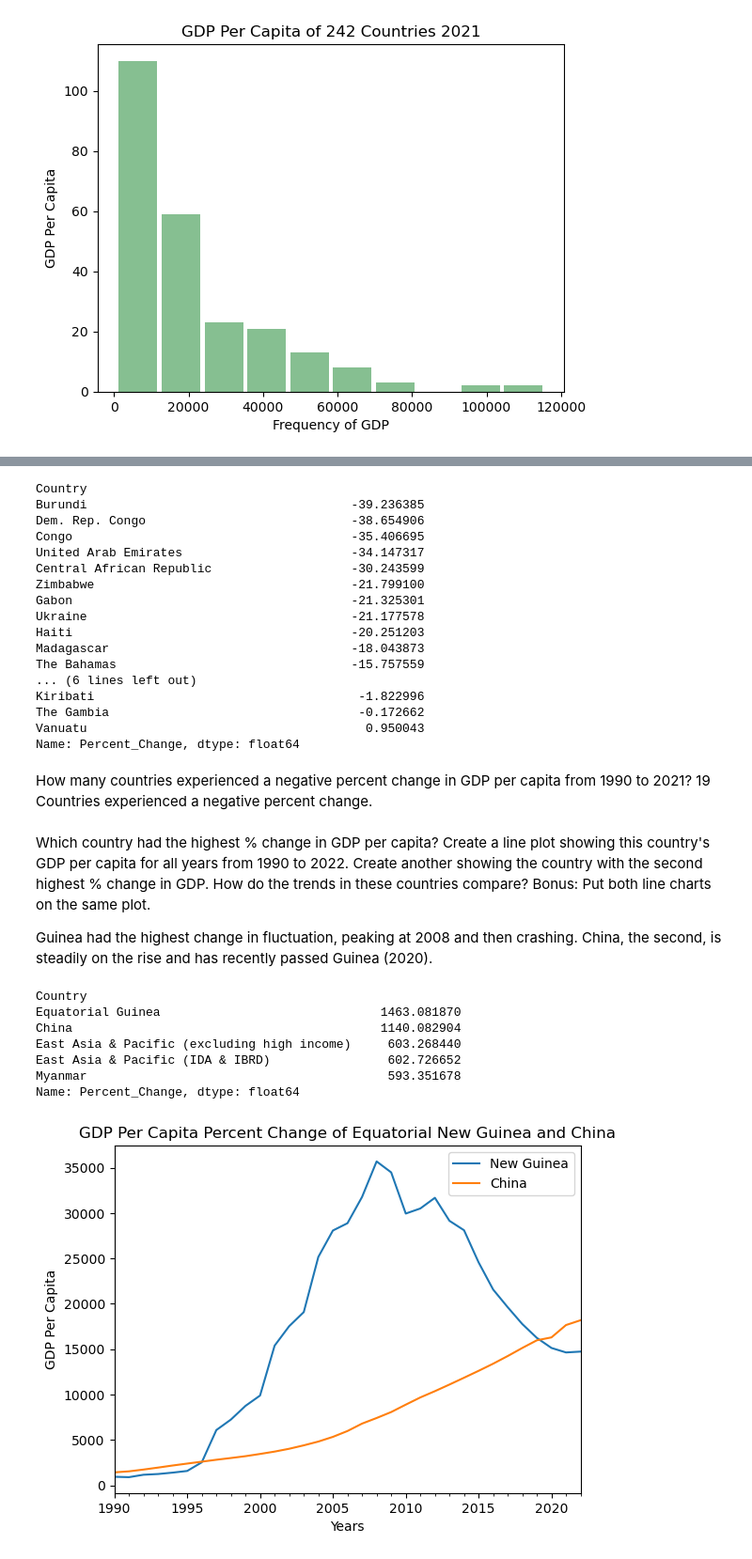
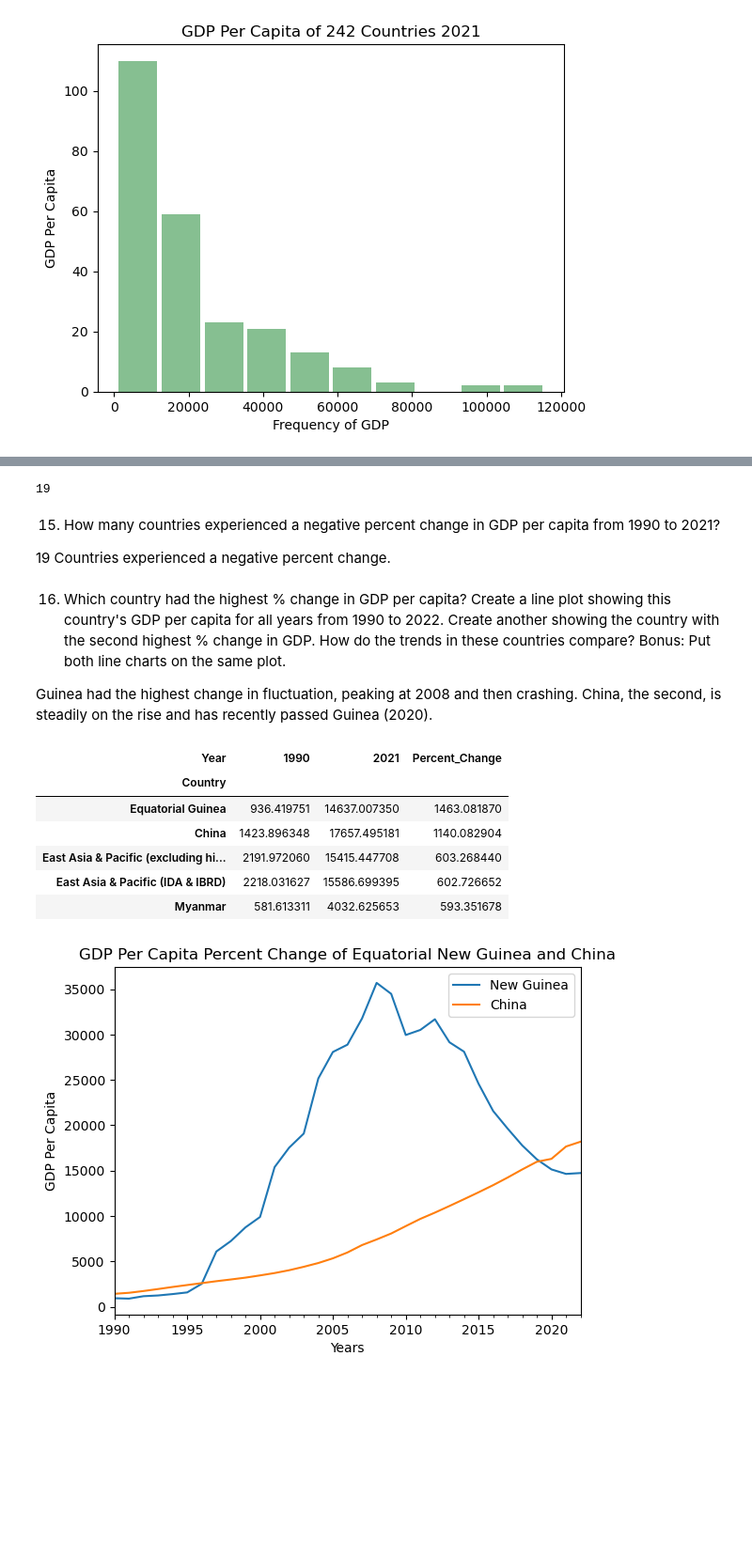
Before and after one commit to nss-data-science-cohort-8/un-exploration-Mythical-clj, a Jupyter notebook: notebooks/UN_Data_Exploration.ipynb, the cells around one changed output, grey strips where cells are left out. Shown at 94% size. Drawn from its saved outputs; the diff is of its cells as text; code cells hidden in the pictures; blank space fills up the shorter version.

```diff
--- a/notebooks/UN_Data_Exploration.ipynb
+++ b/notebooks/UN_Data_Exploration.ipynb
@@ -148,40 +147,26 @@ gdp_pivoted['Percent_Change'] = 100 * (gdp_pivoted['2021'] - gdp_pivoted['1990']
 # %%
-gdp_pivoted['Percent_Change'].nsmallest(20)
+(gdp_pivoted['Percent_Change'] < 0).sum()
 # %% [output]
-Country
-Burundi                                    -39.236385
-Dem. Rep. Congo                            -38.654906
-Congo                                      -35.406695
-United Arab Emirates                       -34.147317
-Central African Republic                   -30.243599
-Zimbabwe                                   -21.799100
-Gabon                                      -21.325301
-Ukraine                                    -21.177578
-Haiti                                      -20.251203
-Madagascar                                 -18.043873
-The Bahamas                                -15.757559
-... (6 lines left out)
-Kiribati                                    -1.822996
-The Gambia                                  -0.172662
-Vanuatu                                      0.950043
-Name: Percent_Change, dtype: float64
+19
 # %% [markdown]
-How many countries experienced a negative percent change in GDP per capita from 1990 to 2021? 19 Countries experienced a negative percent change.
+15. How many countries experienced a negative percent change in GDP per capita from 1990 to 2021?
+
+19 Countries experienced a negative percent change.
 # %% [markdown]
-Which country had the highest % change in GDP per capita? Create a line plot showing this country's GDP per capita for all years from 1990 to 2022. Create another showing the country with the second highest % change in GDP. How do the trends in these countries compare?
+16. Which country had the highest % change in GDP per capita? Create a line plot showing this country's GDP per capita for all years from 1990 to 2022. Create another showing the country with the second highest % change in GDP. How do the trends in these countries compare?
 Bonus: Put both line charts on the same plot.
 
 Guinea had the highest change in fluctuation, peaking at 2008 and then crashing. China, the second, is steadily on the rise and has recently passed Guinea (2020).
 # %%
-gdp_pivoted['Percent_Change'].nlargest()
+gdp_pivoted.nlargest(5, 'Percent_Change')
 # %% [output]
-Country
-Equatorial Guinea                              1463.081870
-China                                          1140.082904
-East Asia & Pacific (excluding high income)     603.268440
-East Asia & Pacific (IDA & IBRD)                602.726652
-Myanmar                                         593.351678
-Name: Percent_Change, dtype: float64
+| Year | 1990 | 2021 | Percent_Change |
+| Country |  |  |  |
+| Equatorial Guinea | 936.419751 | 14637.007350 | 1463.081870 |
+| China | 1423.896348 | 17657.495181 | 1140.082904 |
+| East Asia & Pacific (excluding hi... | 2191.972060 | 15415.447708 | 603.268440 |
+| East Asia & Pacific (IDA & IBRD) | 2218.031627 | 15586.699395 | 602.726652 |
+| Myanmar | 581.613311 | 4032.625653 | 593.351678 |
 # %%
 gdp_percent_change_table = (
     gdp_df
```
Also changed, not shown: parts of 20 cells of this notebook.
